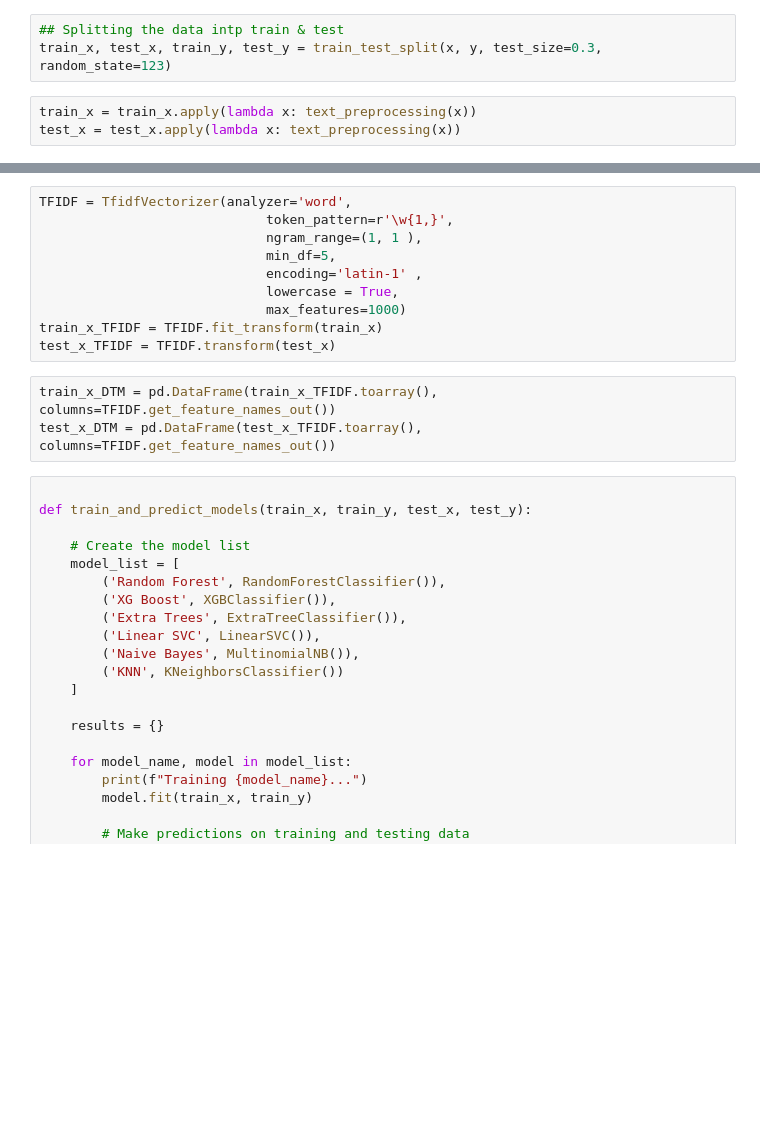
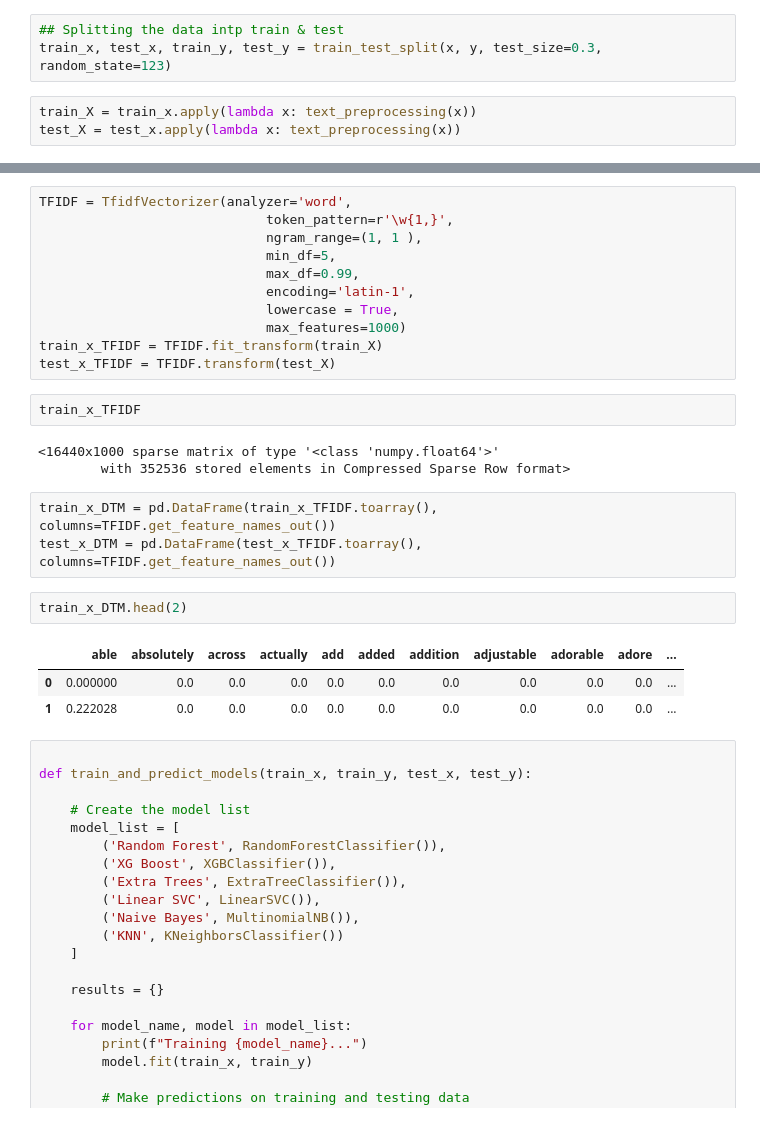
Before and after one commit to Singhpriyanshu2907/Women_clothing_Review_Analysis, a Jupyter notebook: research/NLP_Model.ipynb, the cells around one changed output, grey strips where cells are left out. Saved outputs shown, nothing was run; the diff lists cells and outputs as text; blank space fills up the shorter version.

```diff
--- a/research/NLP_Model.ipynb
+++ b/research/NLP_Model.ipynb
@@ -464,5 +482,5 @@ y = data['Recommend_Flag']
 ## Splitting the data intp train & test
 train_x, test_x, train_y, test_y = train_test_split(x, y, test_size=0.3, random_state=123)
 # %%
-train_x = train_x.apply(lambda x: text_preprocessing(x))
-test_x = test_x.apply(lambda x: text_preprocessing(x))
+train_X = train_x.apply(lambda x: text_preprocessing(x))
+test_X = test_x.apply(lambda x: text_preprocessing(x))
@@ -471,14 +504,26 @@ TFIDF = TfidfVectorizer(analyzer='word',
                              token_pattern=r'\w{1,}',
                              ngram_range=(1, 1 ),
                              min_df=5,
-                             encoding='latin-1' ,
+                             max_df=0.99,
+                             encoding='latin-1',
                              lowercase = True,
                              max_features=1000)
-train_x_TFIDF = TFIDF.fit_transform(train_x)
-test_x_TFIDF = TFIDF.transform(test_x)
+train_x_TFIDF = TFIDF.fit_transform(train_X)
+test_x_TFIDF = TFIDF.transform(test_X)
+# %%
+train_x_TFIDF
+# %% [output]
+<16440x1000 sparse matrix of type '<class 'numpy.float64'>'
+        with 352536 stored elements in Compressed Sparse Row format>
 # %%
 train_x_DTM = pd.DataFrame(train_x_TFIDF.toarray(), columns=TFIDF.get_feature_names_out())
 test_x_DTM = pd.DataFrame(test_x_TFIDF.toarray(), columns=TFIDF.get_feature_names_out())
+# %%
+train_x_DTM.head(2)
+# %% [output]
+|  | able | absolutely | across | actually | add | added | addition | adjustable | adorable | adore | ... |
+| 0 | 0.000000 | 0.0 | 0.0 | 0.0 | 0.0 | 0.0 | 0.0 | 0.0 | 0.0 | 0.0 | ... |
+| 1 | 0.222028 | 0.0 | 0.0 | 0.0 | 0.0 | 0.0 | 0.0 | 0.0 | 0.0 | 0.0 | ... |
 # %%
 
 def train_and_predict_models(train_x, train_y, test_x, test_y):
```
Also changed, not shown: parts of 13 cells of this notebook, 10 other files.
